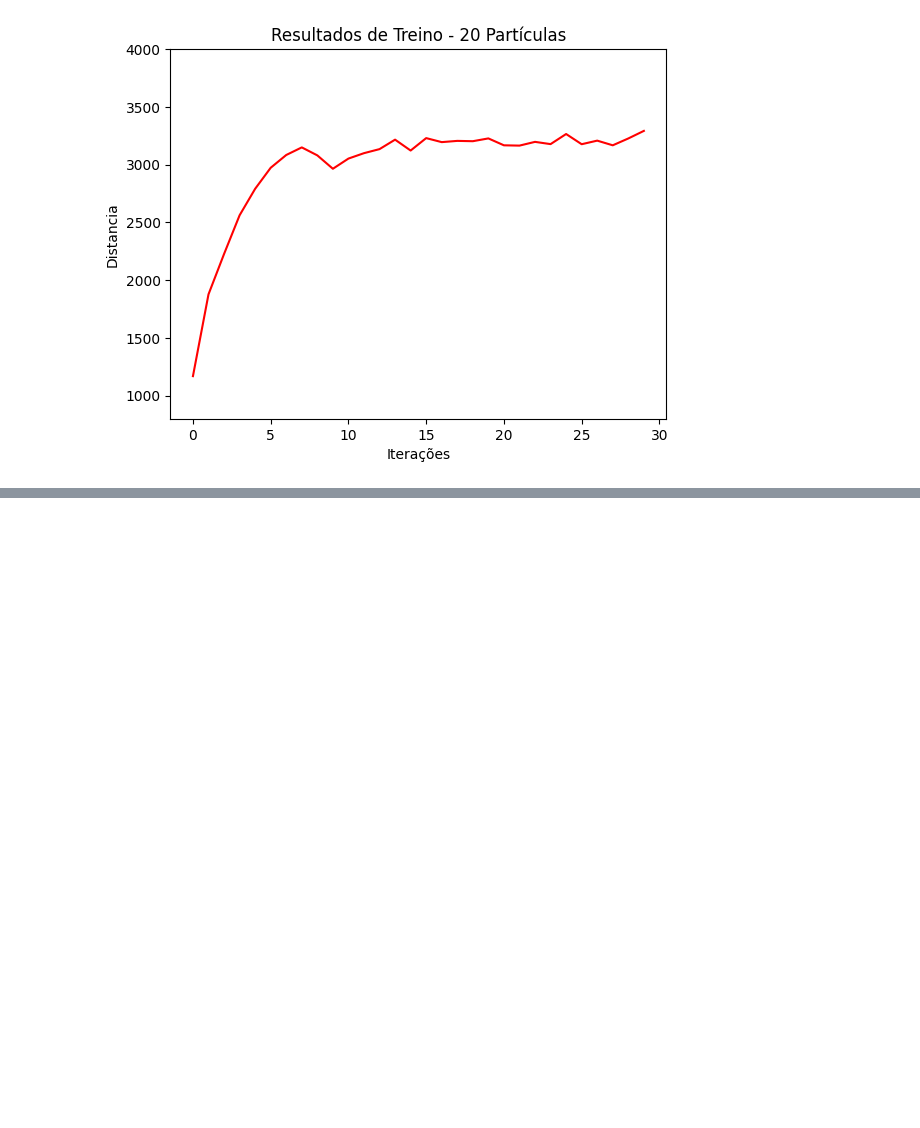
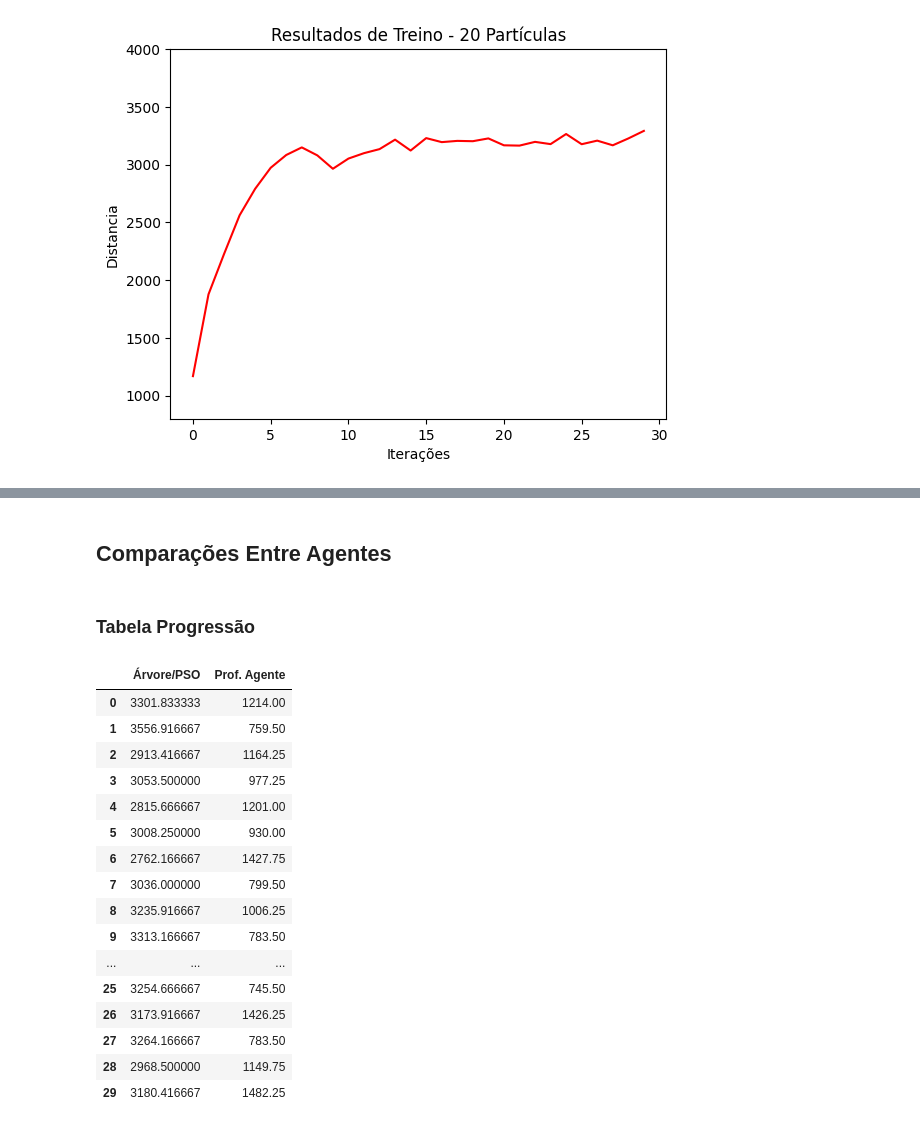
Before and after one commit to bmacerbi/Dino_Reinforcement_Learning, a Jupyter notebook: results.ipynb, the cells around one changed output, grey strips where cells are left out. Cells and saved outputs as stored; diff of their text form; code cells hidden in the pictures; blank space fills up the shorter version.

```diff
--- a/results.ipynb
+++ b/results.ipynb
@@ -47,0 +47,34 @@ Text(0.5, 1.0, 'Resultados de Teste com Melhor Ajuste')
+# %% [markdown]
+## Comparações Entre Agentes
+# %% [markdown]
+### Tabela Progressão
+# %%
+import pandas as pd
+import numpy as np
+
+# Inicialização do DataFrame vazio
+df_results = pd.DataFrame()
+
+# Adicionar colunas ao DataFrame
+df_results['Árvore/PSO'] = test_results
+df_results['Prof. Agente'] = prof_results
+
+df_results
+# %% [output]
+|  | Árvore/PSO | Prof. Agente |
+| 0 | 3301.833333 | 1214.00 |
+| 1 | 3556.916667 | 759.50 |
+| 2 | 2913.416667 | 1164.25 |
+| 3 | 3053.500000 | 977.25 |
+| 4 | 2815.666667 | 1201.00 |
+| 5 | 3008.250000 | 930.00 |
+| 6 | 2762.166667 | 1427.75 |
+| 7 | 3036.000000 | 799.50 |
+| 8 | 3235.916667 | 1006.25 |
+| 9 | 3313.166667 | 783.50 |
+| ... | ... | ... |
+| 25 | 3254.666667 | 745.50 |
+| 26 | 3173.916667 | 1426.25 |
+| 27 | 3264.166667 | 783.50 |
+| 28 | 2968.500000 | 1149.75 |
+| 29 | 3180.416667 | 1482.25 |
```
Also changed, not shown: parts of 12 cells of this notebook, 1 other file.
